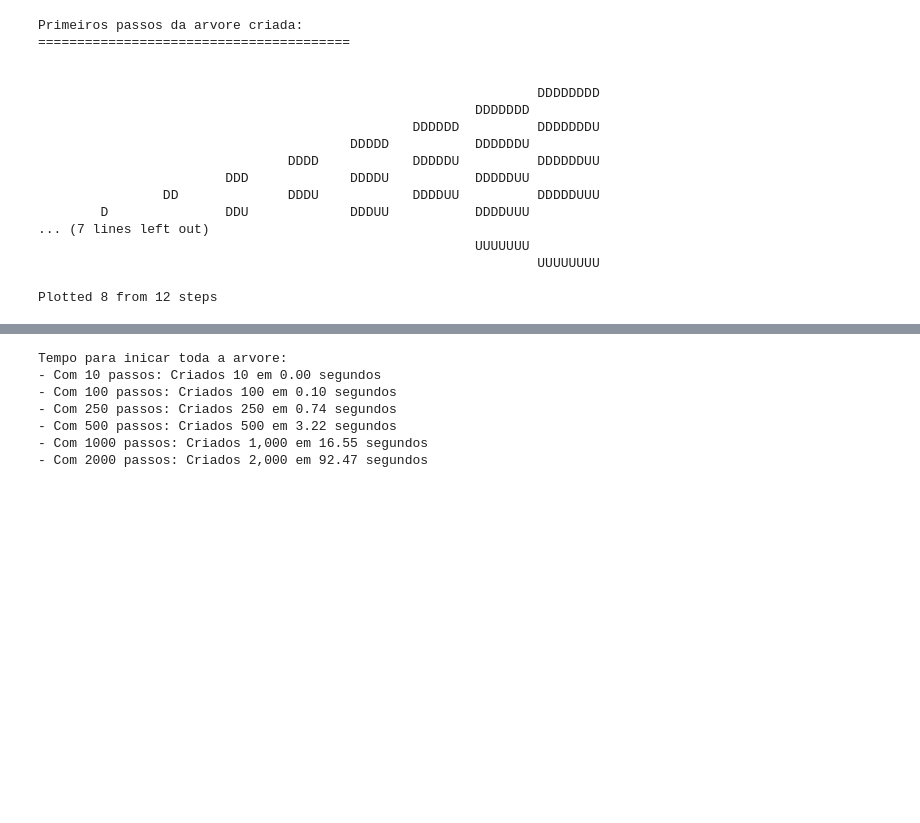
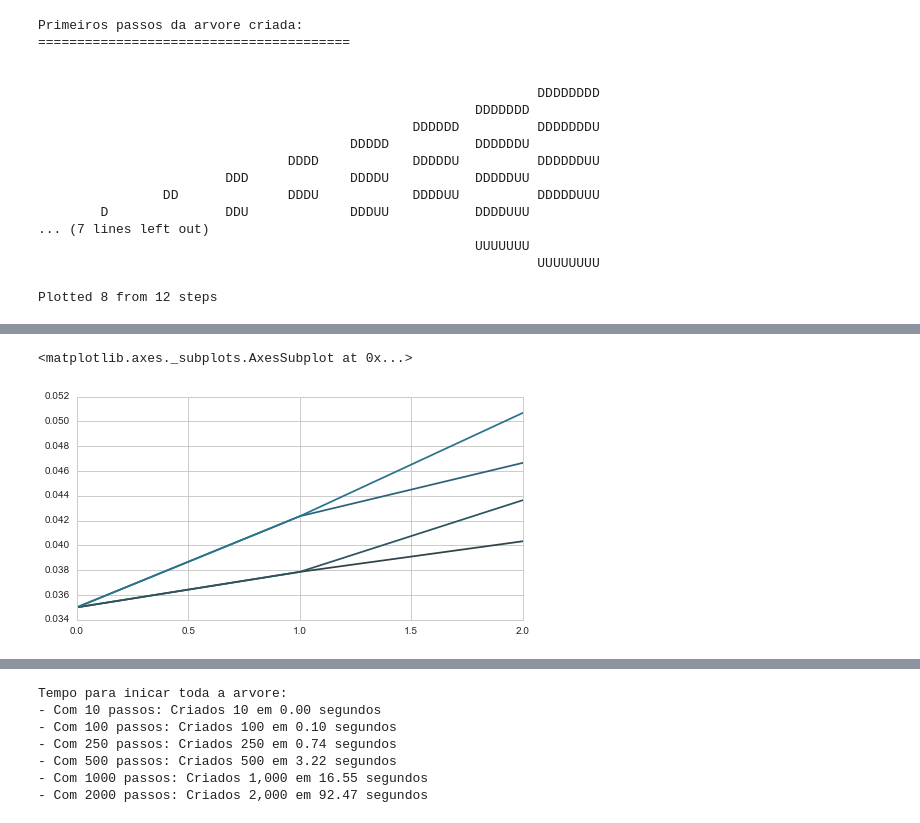
Before and after one commit to ucaiado/ShortRate_Model, a Jupyter notebook: Kalotay-Williams-Fabozzi.ipynb, the cells around one changed output, grey strips where cells are left out. Saved outputs shown, nothing was run; the diff lists cells and outputs as text; code cells hidden in the pictures; blank space fills up the shorter version.

```diff
--- a/Kalotay-Williams-Fabozzi.ipynb
+++ b/Kalotay-Williams-Fabozzi.ipynb
@@ -301,0 +652,5 @@ Plotted 8 from 12 steps
+# %%
+import binomial_tree; reload(binomial_tree);
+x = binomial_tree.KWFTree([0.035, 0.04, 0.045], [1., 2., 3.])
+print 'Primeiros passos da arvore criada:\n========================================\n'
+print x
@@ -301,0 +668,9 @@ Plotted 8 from 12 steps
+# %%
+x.fit_foward_curve(0.1)
+# %%
+df = x.get_lattice()
+# %%
+df.plot(legend=False)
+# %% [output]
+<matplotlib.axes._subplots.AxesSubplot at 0x...>
+[figure, added]
```
Also changed, not shown: parts of 37 cells of this notebook, 3 other files.
